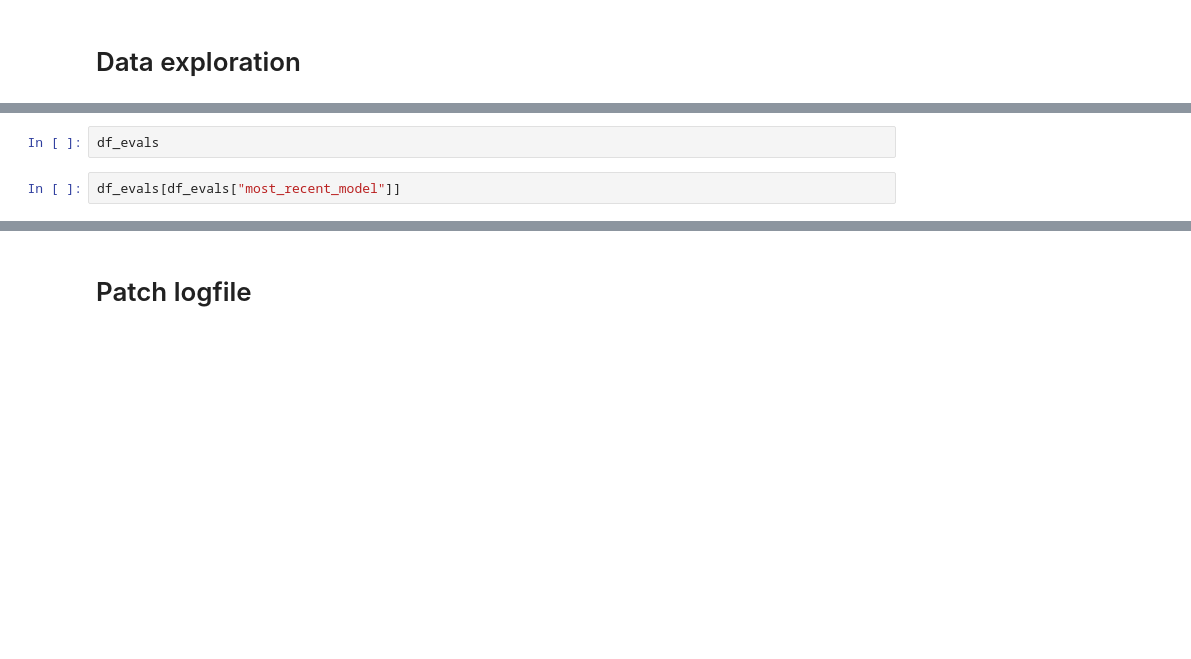
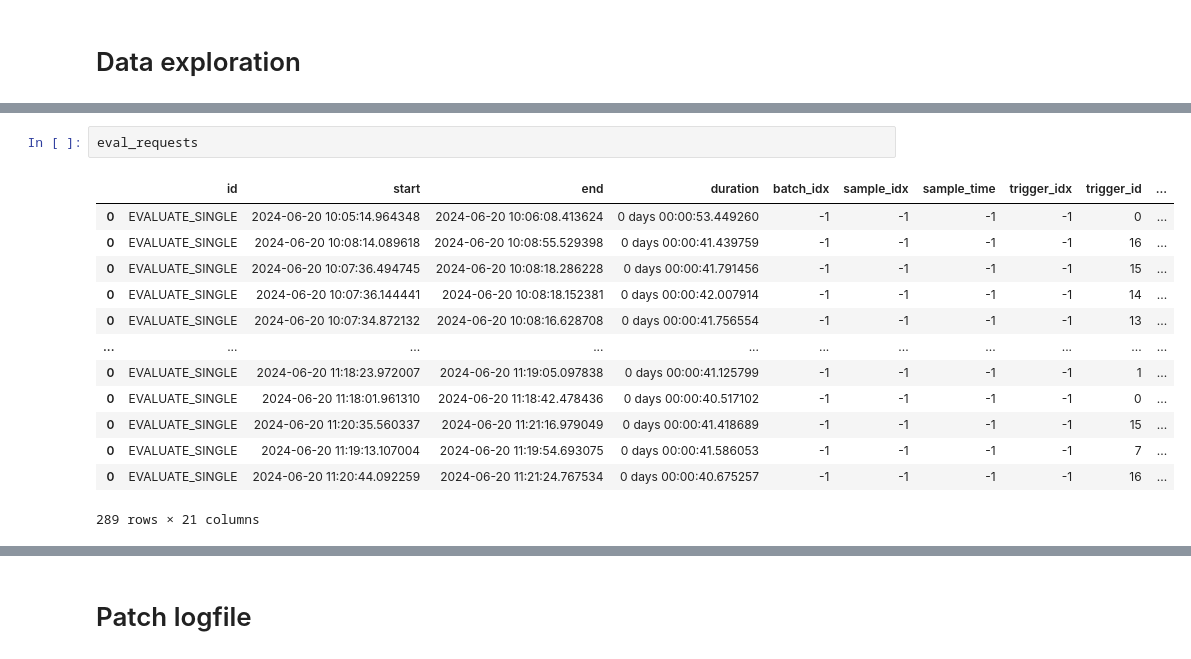
Before and after one commit to eth-easl/modyn, a Jupyter notebook: analytics/tools/patch_logfile.ipynb, the cells around one changed output, grey strips where cells are left out. Saved outputs shown, nothing was run; the diff lists cells and outputs as text; blank space fills up the shorter version.

```diff
--- a/analytics/tools/patch_logfile.ipynb
+++ b/analytics/tools/patch_logfile.ipynb
@@ -48,4 +67,16 @@ df_models
-# %%
-df_evals
-# %%
-df_evals[df_evals["most_recent_model"]]
+# %%
+eval_requests
+# %% [output]
+|  | id | start | end | duration | batch_idx | sample_idx | sample_time | trigger_idx | trigger_id | ... |
+| 0 | EVALUATE_SINGLE | 2024-06-20 10:05:14.964348 | 2024-06-20 10:06:08.413624 | 0 days 00:00:53.449260 | -1 | -1 | -1 | -1 | 0 | ... |
+| 0 | EVALUATE_SINGLE | 2024-06-20 10:08:14.089618 | 2024-06-20 10:08:55.529398 | 0 days 00:00:41.439759 | -1 | -1 | -1 | -1 | 16 | ... |
+| 0 | EVALUATE_SINGLE | 2024-06-20 10:07:36.494745 | 2024-06-20 10:08:18.286228 | 0 days 00:00:41.791456 | -1 | -1 | -1 | -1 | 15 | ... |
+| 0 | EVALUATE_SINGLE | 2024-06-20 10:07:36.144441 | 2024-06-20 10:08:18.152381 | 0 days 00:00:42.007914 | -1 | -1 | -1 | -1 | 14 | ... |
+| 0 | EVALUATE_SINGLE | 2024-06-20 10:07:34.872132 | 2024-06-20 10:08:16.628708 | 0 days 00:00:41.756554 | -1 | -1 | -1 | -1 | 13 | ... |
+| ... | ... | ... | ... | ... | ... | ... | ... | ... | ... | ... |
+| 0 | EVALUATE_SINGLE | 2024-06-20 11:18:23.972007 | 2024-06-20 11:19:05.097838 | 0 days 00:00:41.125799 | -1 | -1 | -1 | -1 | 1 | ... |
+| 0 | EVALUATE_SINGLE | 2024-06-20 11:18:01.961310 | 2024-06-20 11:18:42.478436 | 0 days 00:00:40.517102 | -1 | -1 | -1 | -1 | 0 | ... |
+| 0 | EVALUATE_SINGLE | 2024-06-20 11:20:35.560337 | 2024-06-20 11:21:16.979049 | 0 days 00:00:41.418689 | -1 | -1 | -1 | -1 | 15 | ... |
+| 0 | EVALUATE_SINGLE | 2024-06-20 11:19:13.107004 | 2024-06-20 11:19:54.693075 | 0 days 00:00:41.586053 | -1 | -1 | -1 | -1 | 7 | ... |
+| 0 | EVALUATE_SINGLE | 2024-06-20 11:20:44.092259 | 2024-06-20 11:21:24.767534 | 0 days 00:00:40.675257 | -1 | -1 | -1 | -1 | 16 | ... |
+289 rows × 21 columns
```
Also changed, not shown: parts of 5 cells of this notebook, 9 other files.
